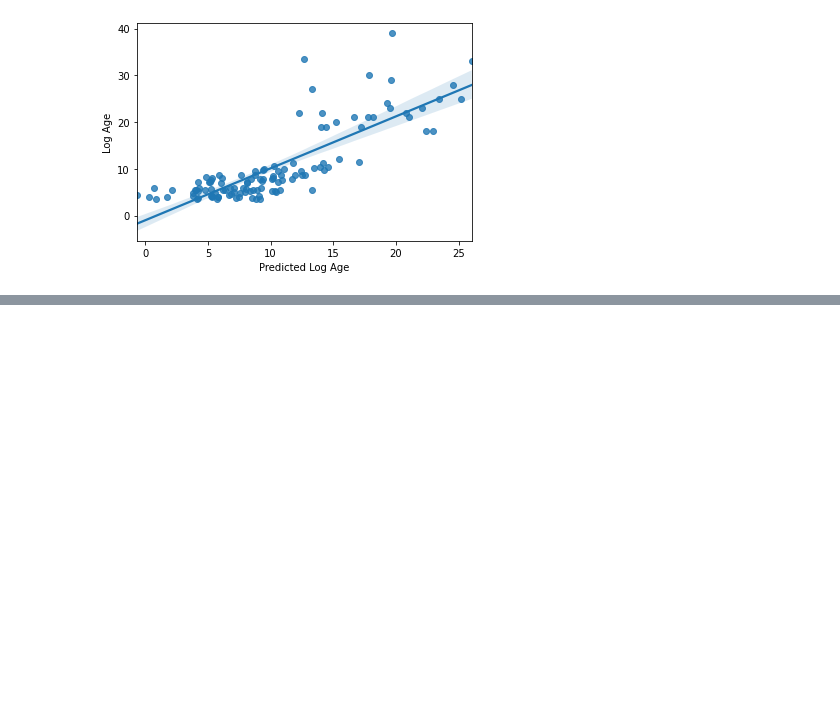
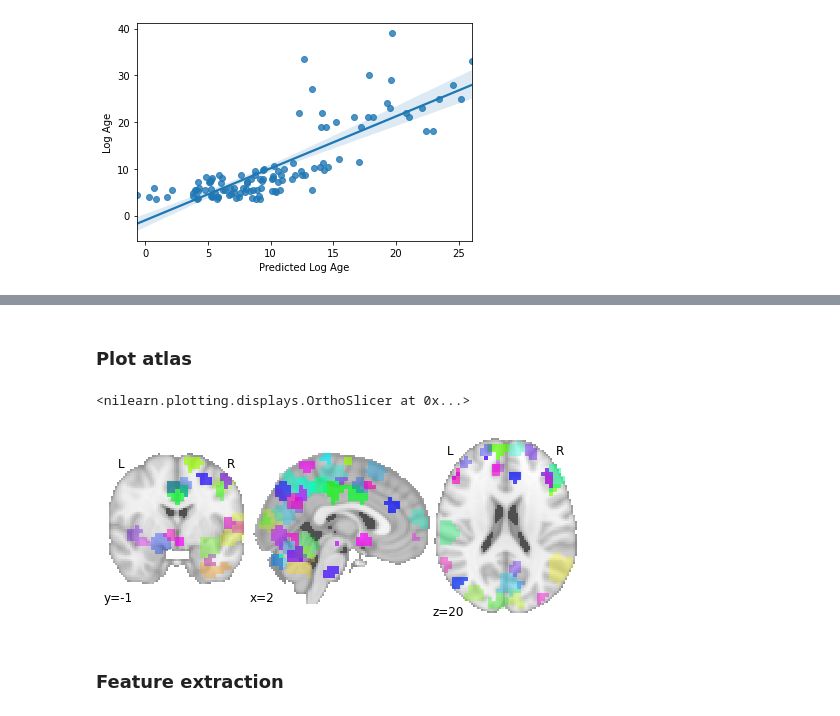
Before and after one commit to brainhack-school2020/stephaniealley_bhs2020_project, a Jupyter notebook: Command_Files/rs-fMRI_age_prediction.ipynb, the cells around one changed output, grey strips where cells are left out. Drawn from its saved outputs; the diff is of its cells as text; code cells hidden in the pictures; blank space fills up the shorter version.

Commit message:
Download Craddock atlas, extract features, and run SVR model for age prediction
Add atlas to Original_Data, extract signal using all confounds, and run
SVR with 10-fold cross-validation

```diff
--- a/Command_Files/rs-fMRI_age_prediction.ipynb
+++ b/Command_Files/rs-fMRI_age_prediction.ipynb
@@ -590,0 +593,3 @@ Text(0, 0.5, 'Log Age')
+# %%
+parcellations_crad = datasets.fetch_atlas_craddock_2012(data_dir='../Original_Data')
+atlas_filename_crad = parcellations_crad.random
@@ -590,0 +622,9 @@ Text(0, 0.5, 'Log Age')
+# %% [markdown]
+### Plot atlas
+# %%
+plotting.plot_prob_atlas(atlas_filename_crad, view_type='continuous', draw_cross=False)
+# %% [output]
+<nilearn.plotting.displays.OrthoSlicer at 0x...>
+[figure, added]
+# %% [markdown]
+### Feature extraction
```
Also changed, not shown: parts of 17 cells of this notebook, 5 other files.
